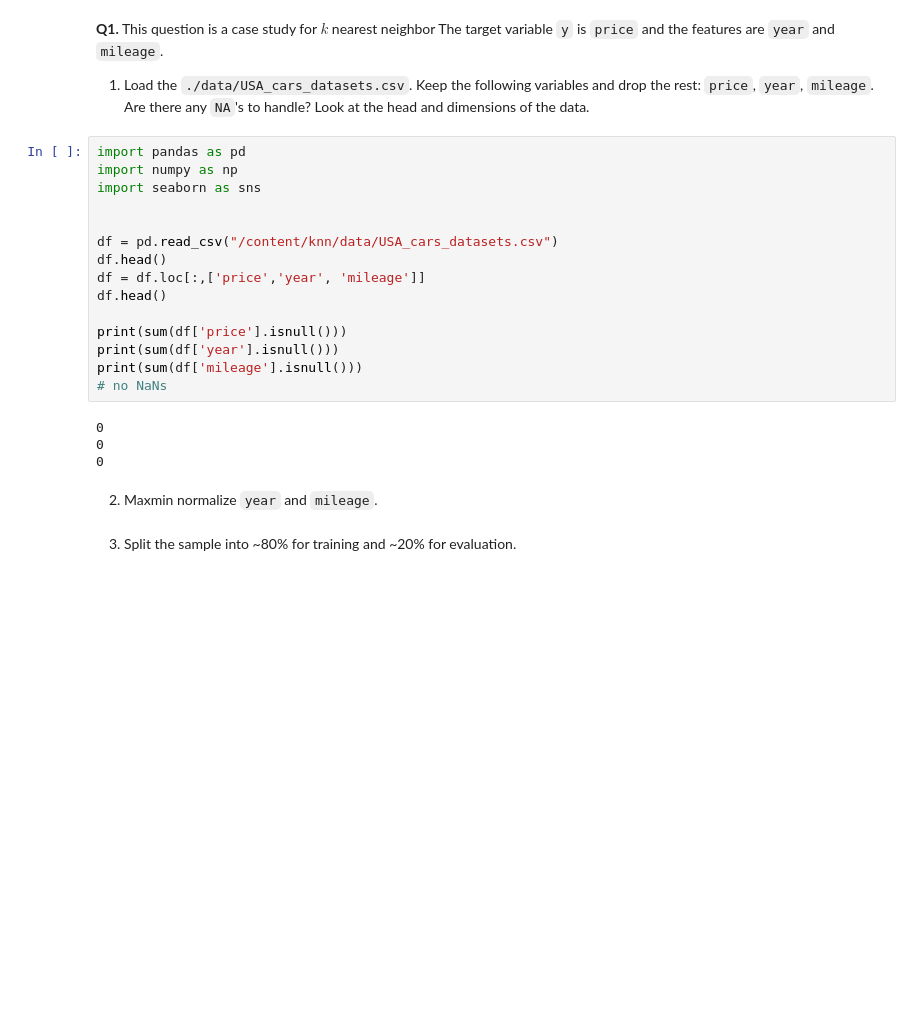
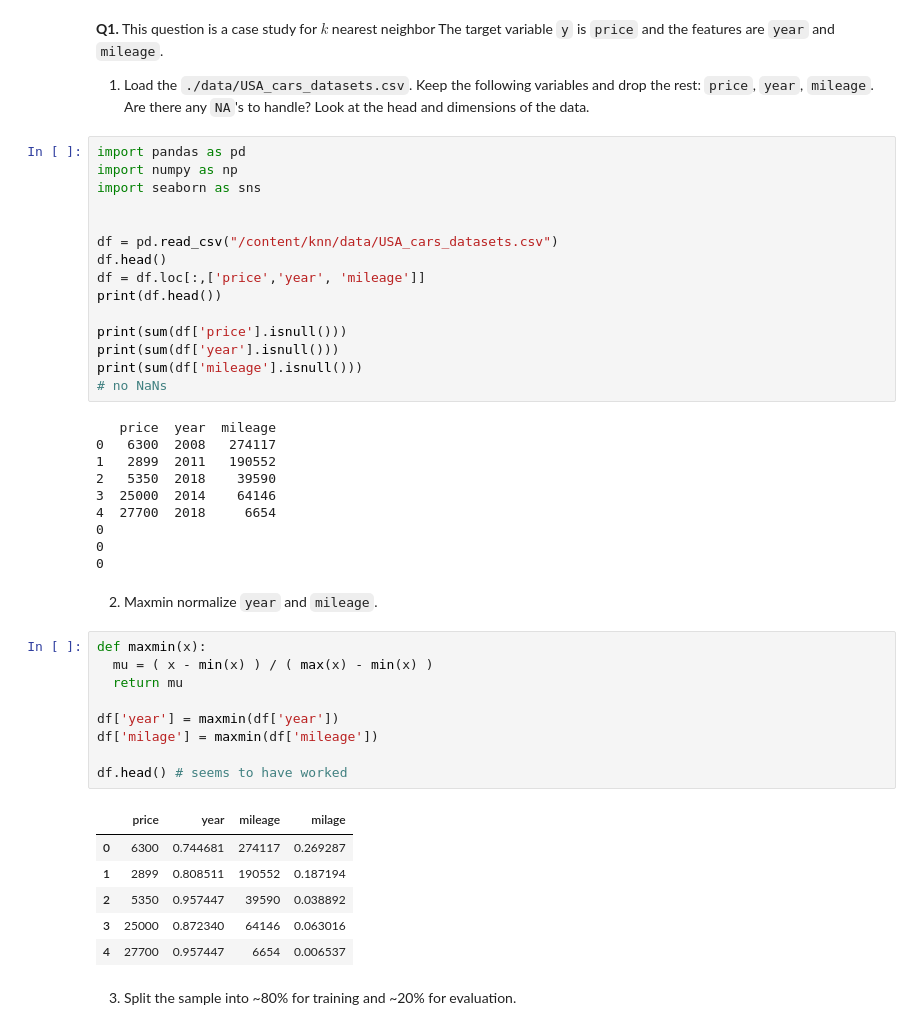
Before and after one commit to JulianKrese/knn, a Jupyter notebook: assignment_knn.ipynb, the cells around one changed output. Cells and saved outputs as stored; diff of their text form; blank space fills up the shorter version.

```diff
--- a/assignment_knn.ipynb
+++ b/assignment_knn.ipynb
@@ -27,17 +27,39 @@ import seaborn as sns
 df = pd.read_csv("/content/knn/data/USA_cars_datasets.csv")
 df.head()
 df = df.loc[:,['price','year', 'mileage']]
-df.head()
+print(df.head())
 
 print(sum(df['price'].isnull()))
 print(sum(df['year'].isnull()))
 print(sum(df['mileage'].isnull()))
 # no NaNs
 # %% [output]
+   price  year  mileage
+0   6300  2008   274117
+1   2899  2011   190552
+2   5350  2018    39590
+3  25000  2014    64146
+4  27700  2018     6654
 0
 0
 0
 # %% [markdown]
 2. Maxmin normalize `year` and `mileage`.
+# %%
+def maxmin(x):
+  mu = ( x - min(x) ) / ( max(x) - min(x) )
+  return mu
+
+df['year'] = maxmin(df['year'])
+df['milage'] = maxmin(df['mileage'])
+
+df.head() # seems to have worked
+# %% [output]
+|  | price | year | mileage | milage |
+| 0 | 6300 | 0.744681 | 274117 | 0.269287 |
+| 1 | 2899 | 0.808511 | 190552 | 0.187194 |
+| 2 | 5350 | 0.957447 | 39590 | 0.038892 |
+| 3 | 25000 | 0.872340 | 64146 | 0.063016 |
+| 4 | 27700 | 0.957447 | 6654 | 0.006537 |
 # %% [markdown]
 3. Split the sample into ~80% for training and ~20% for evaluation.
```
Also changed, not shown: parts of 3 cells of this notebook.
